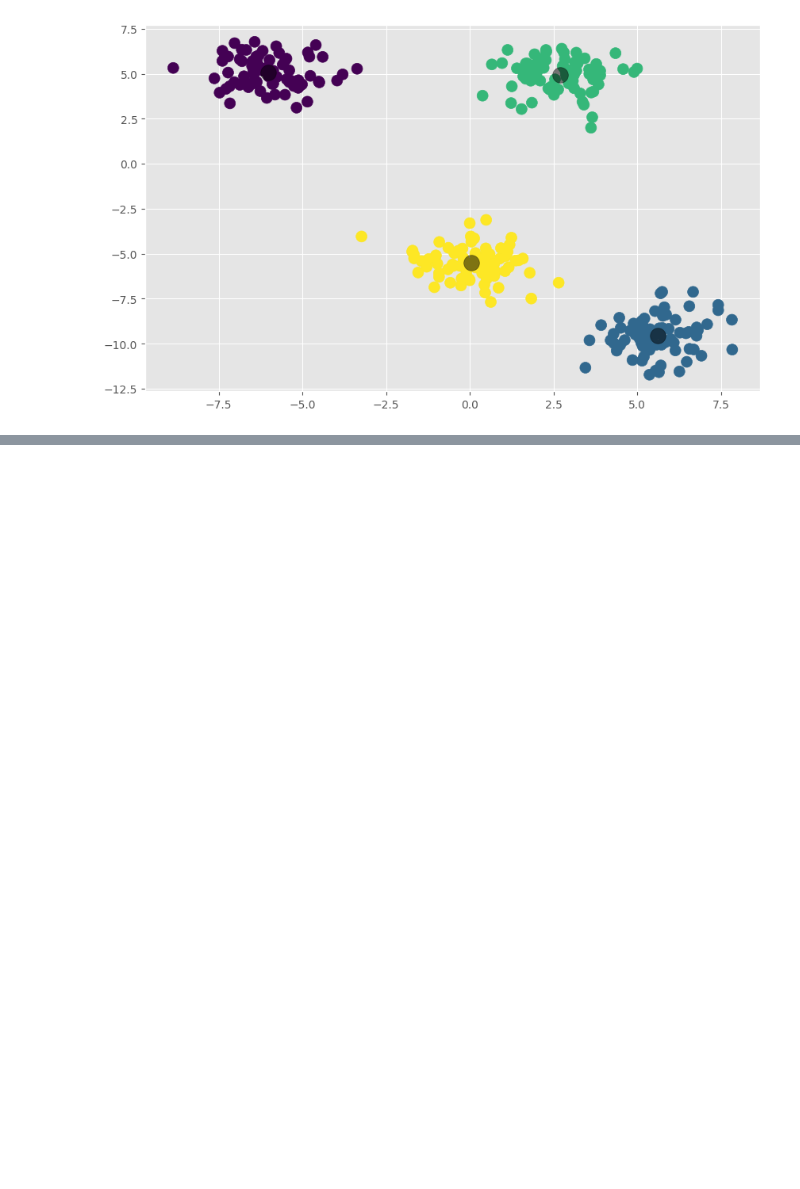
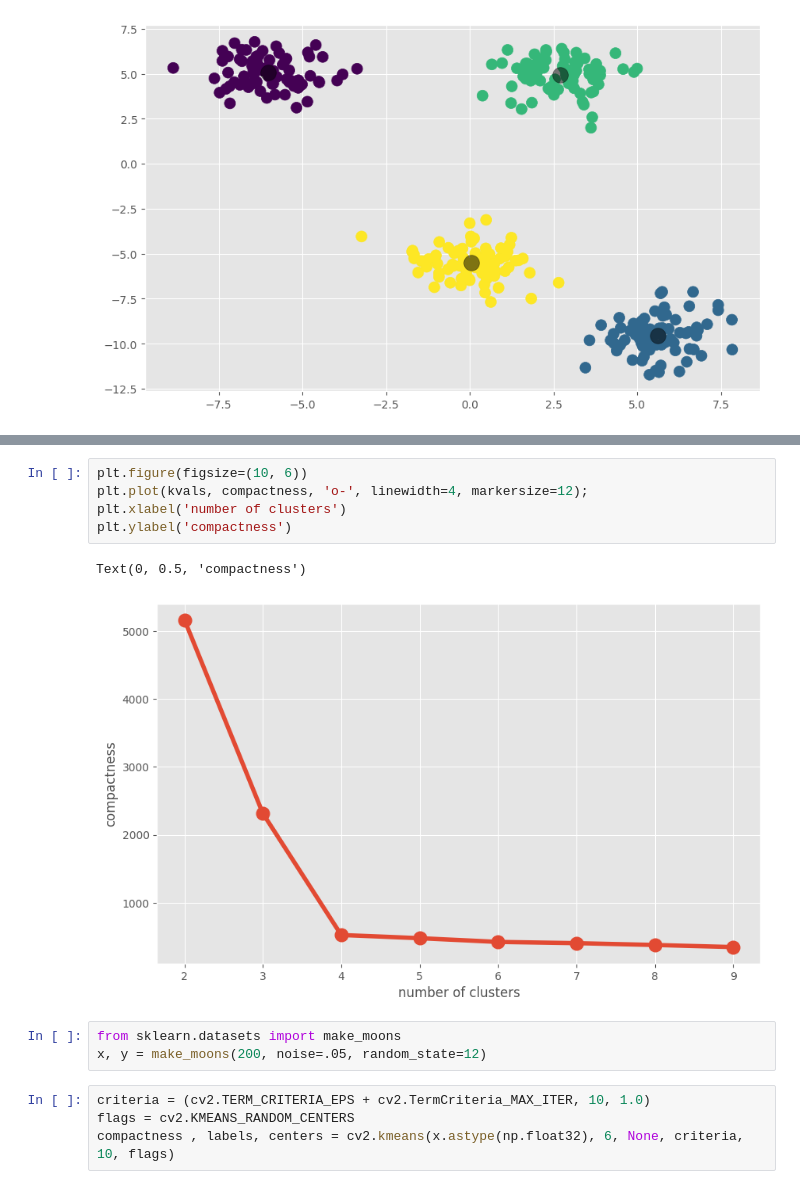
Before and after one commit to ramin77786408/Packt, a Jupyter notebook: Understanding k Means Clustring.ipynb, the cells around one changed output, grey strips where cells are left out. Drawn from its saved outputs; the diff is of its cells as text; blank space fills up the shorter version.

```diff
--- a/Understanding k Means Clustring.ipynb
+++ b/Understanding k Means Clustring.ipynb
@@ -34,0 +98,15 @@ plt.scatter(centers[:, 0], centers[:, 1], c='black', s=200, alpha=0.5)
+# %%
+plt.figure(figsize=(10, 6))
+plt.plot(kvals, compactness, 'o-', linewidth=4, markersize=12);
+plt.xlabel('number of clusters')
+plt.ylabel('compactness')
+# %% [output]
+Text(0, 0.5, 'compactness')
+[figure, added]
+# %%
+from sklearn.datasets import make_moons
+x, y = make_moons(200, noise=.05, random_state=12)
+# %%
+criteria = (cv2.TERM_CRITERIA_EPS + cv2.TermCriteria_MAX_ITER, 10, 1.0)
+flags = cv2.KMEANS_RANDOM_CENTERS
+compactness , labels, centers = cv2.kmeans(x.astype(np.float32), 6, None, criteria, 10, flags)
```
Also changed, not shown: parts of 12 cells of this notebook, 1 other file.
